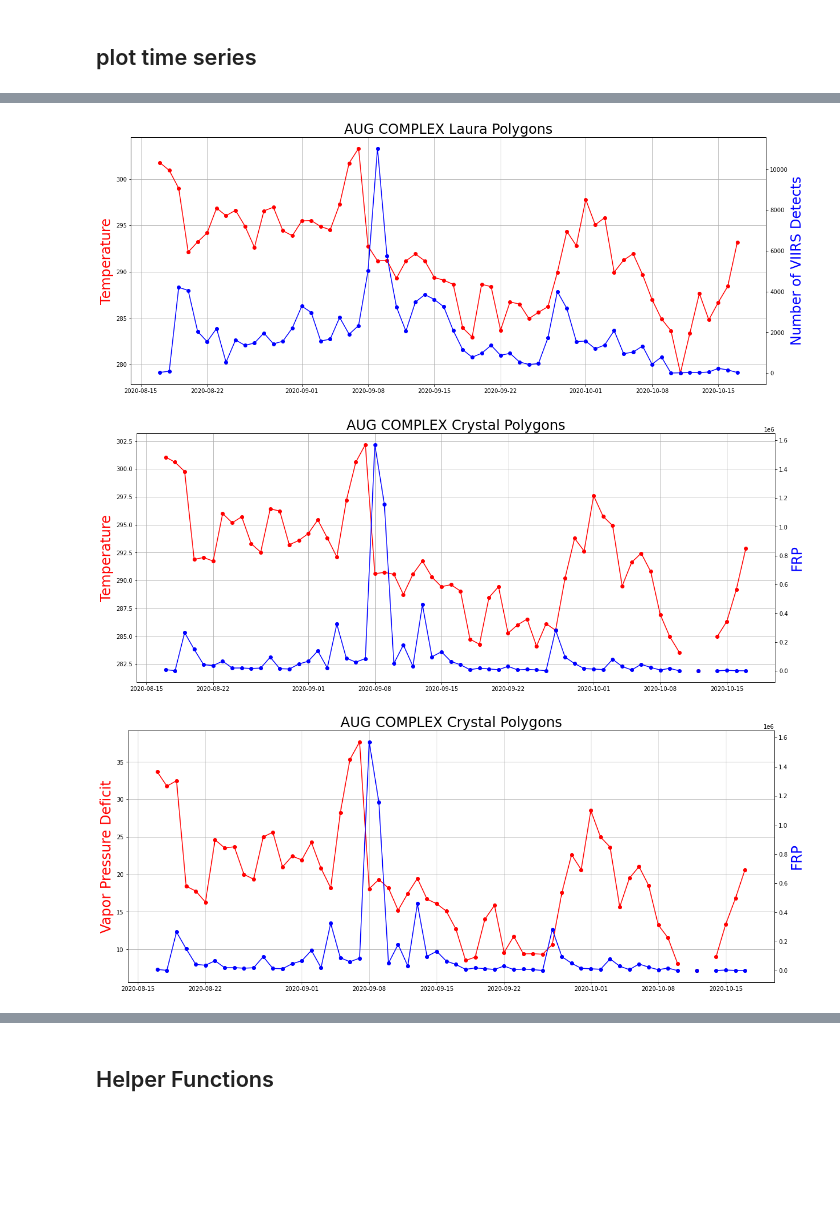
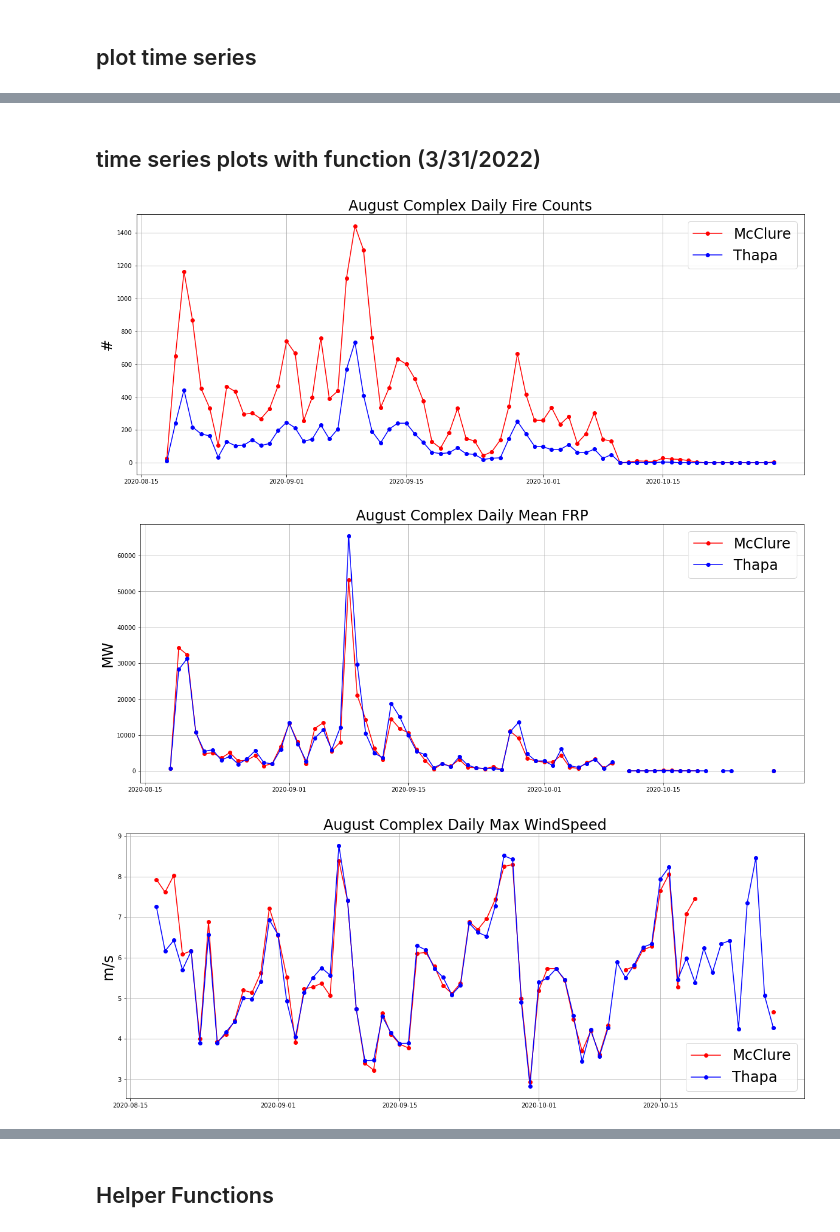
Before and after one commit to lthapa42/ML_FireEmissions, a Jupyter notebook: compare_thapa_mcclure_polygon_timeseries.ipynb, the cells around one changed output, grey strips where cells are left out. Cells and saved outputs as stored; diff of their text form; code cells hidden in the pictures; blank space fills up the shorter version.

```diff
--- a/compare_thapa_mcclure_polygon_timeseries.ipynb
+++ b/compare_thapa_mcclure_polygon_timeseries.ipynb
@@ -100,0 +134,6 @@ ac_mcclure_daily
+# %%
+#average over the overpasses to avoid double counting
+days = [ii[0:10] for ii in ac_mcclure['DateTim'].values]
+ac_mcclure['Days'] = days
+ac_mcclure_daily= ac_mcclure.dissolve(by='Days', aggfunc='mean',as_index=False)
+ac_mcclure_daily
@@ -100,0 +154,3 @@ ac_mcclure_daily
+# %%
+ac_thapa_daily = ac_thapa.dissolve(by='Current Day', aggfunc='mean',as_index=False)
+ac_thapa_daily
@@ -100,0 +171,15 @@ ac_mcclure_daily
+# %%
+#get the days that are covered by both time series (stored in times)
+times_mcclure = np.arange(np.datetime64(ac_mcclure_daily['Days'].iloc[0]),\
+                          np.datetime64(ac_mcclure_daily['Days'].iloc[len(ac_mcclure_daily)-1])+np.timedelta64(1,'D'))
+times_thapa = np.arange(np.datetime64(ac_thapa_daily['Current Day'].iloc[0]),\
+                          np.datetime64(ac_thapa_daily['Current Day'].iloc[len(ac_thapa_daily)-1])+np.timedelta64(1,'D'))
+times, c1, c2 = np.intersect1d(times_mcclure, times_thapa, return_indices=True)
+
+print(times)
+
+#c1
+#The indices of the first occurrences of the common values in times_mcclure. Only provided if return_indices is True.
+
+#c2
+#The indices of the first occurrences of the common values in times_thapa. Only provided if return_indices is True.
@@ -378,36 +864,30 @@ plt.show()
 # %%
 fig, ax = plt.subplots(figsize=(20,8))
 ax.plot(times, temp[1,:], 'ro-')
-ax.set_ylabel('Temperature', fontsize=24, color='red')
+ax.set_ylabel('Daily Max Temperature', fontsize=24, color='red')
 plt.grid()
 ax2=ax.twinx()
 ax2.plot(times, num_points[1,:], 'bo-')
 ax2.set_ylabel('Number of VIIRS Detects', fontsize=24, color='blue')
 plt.title('AUG COMPLEX Laura Polygons', fontsize=24)
 plt.show()
-# %% [output]
-[figure, removed]
 # %%
 fig, ax = plt.subplots(figsize=(20,8))
 ax.plot(times, temp[0,:], 'ro-')
-ax.set_ylabel('Temperature', fontsize=24, color='red')
+ax.set_ylabel('Daily Max Temperature', fontsize=24, color='red')
 plt.grid()
 ax2=ax.twinx()
 ax2.plot(times, frp[0,:], 'bo-')
 ax2.set_ylabel('FRP', fontsize=24, color='blue')
 plt.title('AUG COMPLEX Crystal Polygons', fontsize=24)
 plt.show()
-# %% [output]
-[figure, removed]
 # %%
 fig, ax = plt.subplots(figsize=(20,8))
 ax.plot(times, vpd[0,:], 'ro-')
-ax.set_ylabel('Vapor Pressure Deficit', fontsize=24, color='red')
+ax.set_ylabel('Daily Max Vapor Pressure Deficit', fontsize=24, color='red')
 plt.grid()
 ax2=ax.twinx()
 ax2.plot(times, frp[0,:], 'bo-')
 ax2.set_ylabel('FRP', fontsize=24, color='blue')
 plt.title('AUG COMPLEX Crystal Polygons', fontsize=24)
 plt.show()
-# %% [output]
-[figure, removed]
@@ -446,0 +894,13 @@ if len(mcclure_ind[0])==0:
+# %% [markdown]
+## time series plots with function (3/31/2022)
+# %%
+plot_twoline(times, num_points, 'August Complex Daily Fire Counts', ['McClure', 'Thapa'], '#', 0)
+plot_twoline(times, frp, 'August Complex Daily Mean FRP', ['McClure', 'Thapa'], 'MW', 0)
+
+plot_twoline(times, wind, 'August Complex Daily Max WindSpeed', ['McClure', 'Thapa'], 'm/s', 0)
+plot_twoline(times, temp, 'August Complex Daily Max Temp', ['McClure', 'Thapa'], 'K', 0)
+plot_twoline(times, vpd, 'August Complex Daily Max VPD', ['McClure', 'Thapa'], 'Pa', 0)
+# %% [output]
+[figure, added]
+[figure, added]
+[figure, added]
```
Also changed, not shown: parts of 85 cells of this notebook, 3 other files.
